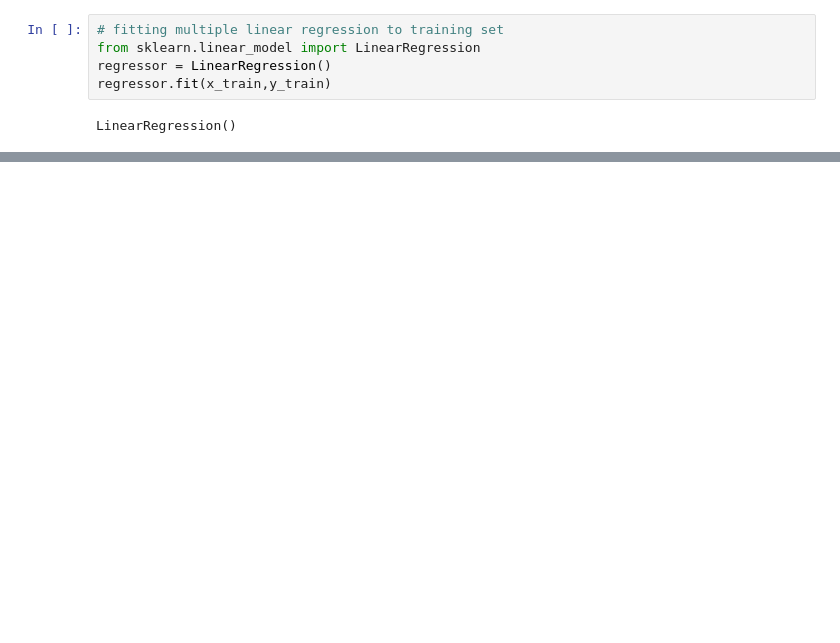
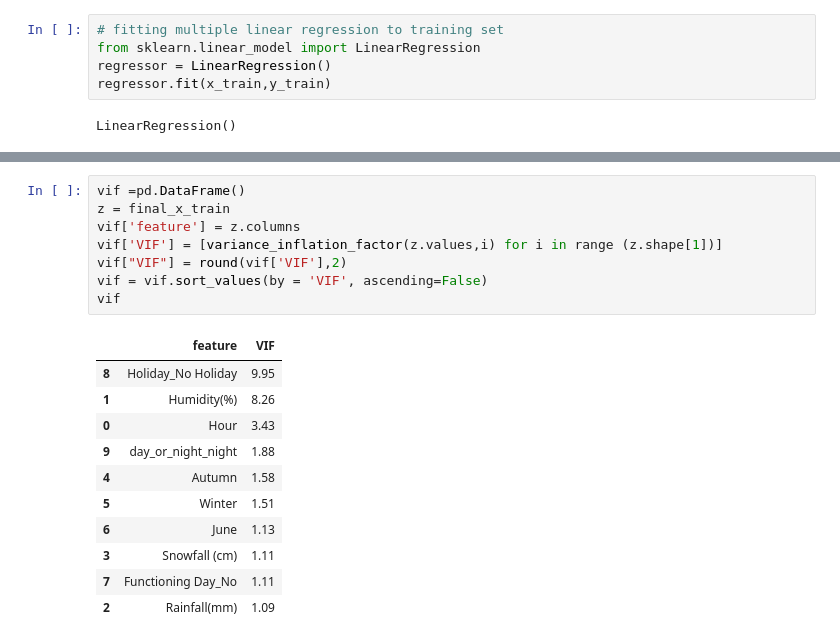
Before and after one commit to dhiru-c/Bike-Sharing-Demand-Prediction---Capstone-Project, a Jupyter notebook: Bike_Sharing_Demand_Prediction_Capstone_Project.ipynb, the cells around one changed output, grey strips where cells are left out. Drawn from its saved outputs; the diff is of its cells as text; blank space fills up the shorter version.

```diff
--- a/Bike_Sharing_Demand_Prediction_Capstone_Project.ipynb
+++ b/Bike_Sharing_Demand_Prediction_Capstone_Project.ipynb
@@ -514,0 +642,20 @@ r2_score(y_test,y_pred)
+# %%
+vif =pd.DataFrame()
+z = final_x_train
+vif['feature'] = z.columns
+vif['VIF'] = [variance_inflation_factor(z.values,i) for i in range (z.shape[1])]
+vif["VIF"] = round(vif['VIF'],2)
+vif = vif.sort_values(by = 'VIF', ascending=False)
+vif
+# %% [output]
+|  | feature | VIF |
+| 8 | Holiday_No Holiday | 9.95 |
+| 1 | Humidity(%) | 8.26 |
+| 0 | Hour | 3.43 |
+| 9 | day_or_night_night | 1.88 |
+| 4 | Autumn | 1.58 |
+| 5 | Winter | 1.51 |
+| 6 | June | 1.13 |
+| 3 | Snowfall (cm) | 1.11 |
+| 7 | Functioning Day_No | 1.11 |
+| 2 | Rainfall(mm) | 1.09 |
```
Also changed, not shown: parts of 51 cells of this notebook.
